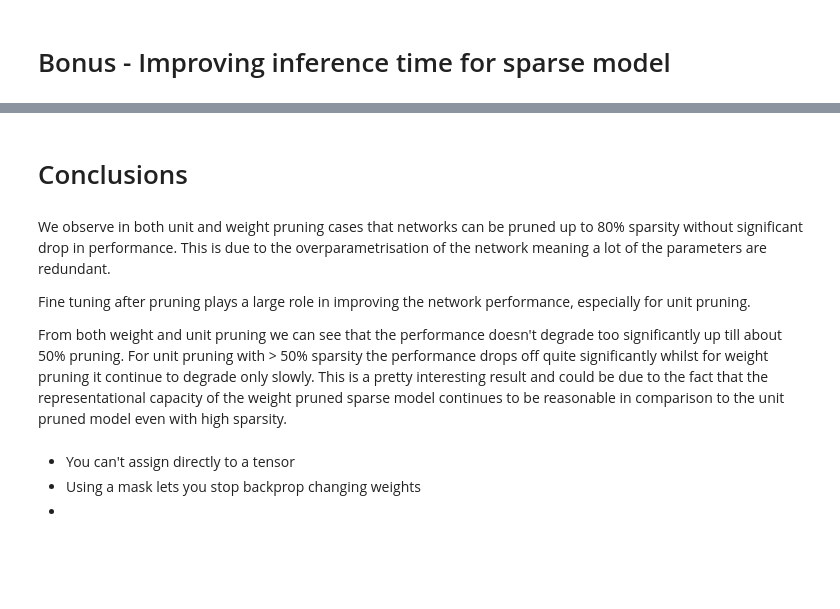
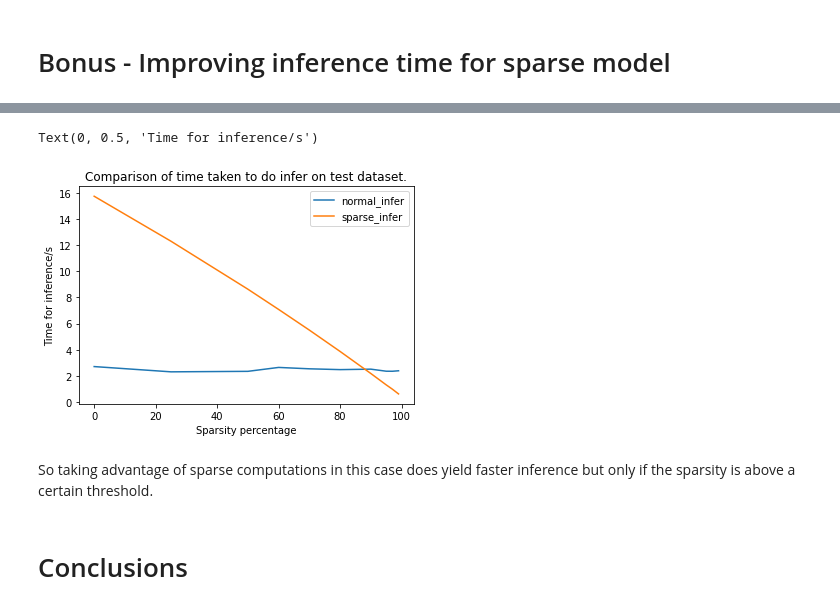
Before and after one commit to Nush395/pruning, a Jupyter notebook: network_pruning.ipynb, the cells around one changed output, grey strips where cells are left out. Saved outputs shown, nothing was run; the diff lists cells and outputs as text; code cells hidden in the pictures; blank space fills up the shorter version.

```diff
--- a/network_pruning.ipynb
+++ b/network_pruning.ipynb
@@ -280,36 +249,39 @@ In the TF Docs I found that the linalg.matmul operation supports optimisations f
 # %%
-model.set_weights(unpruned_weights)
 normal_infer = []
 sparse_infer = []
+
 for pf in pruning_factors:
+    # normal inference
+    model.set_weights(unpruned_weights)
+
+    model.compile(loss='sparse_categorical_crossentropy',
+                  optimizer='adam', metrics=['accuracy'])
+    start_time = time.time()
+    predict1 = model.predict(x_test, verbose=0)
+    normal_infer.append(time.time()-start_time)
+
+    # inference with sparse optimisation
     model.prune(pf)
+    model.create_sparse_kernels()
+
+    model.compile(loss='sparse_categorical_crossentropy',
+                  optimizer='adam', metrics=['accuracy'])
     start_time = time.time()
-    model.predict(x_train, verbose=0)
-    normal_infer.append(time.time() - start_time)
-    for layer in model.prunable_layers:
-        layer.create_sparse_kernel()
-    start_time = time.time()
-    model.predict(x_train, verbose=0)
-    sparse_infer.append(time.time() - start_time)
-    for layer in model.prunable_layers:
-        layer.sparse_kernel = None
+    predict2 = model.predict(x_test, verbose=0)
+    sparse_infer.append(time.time()-start_time)
+
+    # reset the sparse kernel for the next iteration
+    model.reset_sparse_kernels()
 # %%
 df = pd.DataFrame(index=pruning_factors, data={'normal_infer': normal_infer,
                                                'sparse_infer': sparse_infer})
-ax = df.plot.line("Comparison of time taken to do infer on training dataset.")
+ax = df.plot.line(title="Comparison of time taken to do infer on test dataset.")
 ax.set_xlabel('Sparsity percentage')
 ax.set_ylabel('Time for inference/s')
+# %% [output]
+Text(0, 0.5, 'Time for inference/s')
+[figure, added]
+# %% [markdown]
+So taking advantage of sparse computations in this case does yield faster inference but only if the sparsity is above a certain threshold.
 # %% [markdown]
 # Conclusions
-# %% [markdown]
-We observe in both unit and weight pruning cases that networks can be pruned up to 80% sparsity without significant drop in performance. This is due to the overparametrisation of the network meaning a lot of the parameters are redundant.
-
-Fine tuning after pruning plays a large role in improving the network performance, especially for unit pruning.
-
-From both weight and unit pruning we can see that the performance doesn't degrade too significantly up till about 50% pruning. For unit pruning with > 50% sparsity the performance drops off quite significantly whilst for weight pruning it continue to degrade only slowly. This is a pretty interesting result and could be due to the fact that the representational capacity of the weight pruned sparse model continues to be reasonable in comparison to the unit pruned model even with high sparsity.
-# %% [markdown]
-
-
-*   You can't assign directly to a tensor
-*   Using a mask lets you stop backprop changing weights
-*
```
Also changed, not shown: parts of 21 cells of this notebook.
